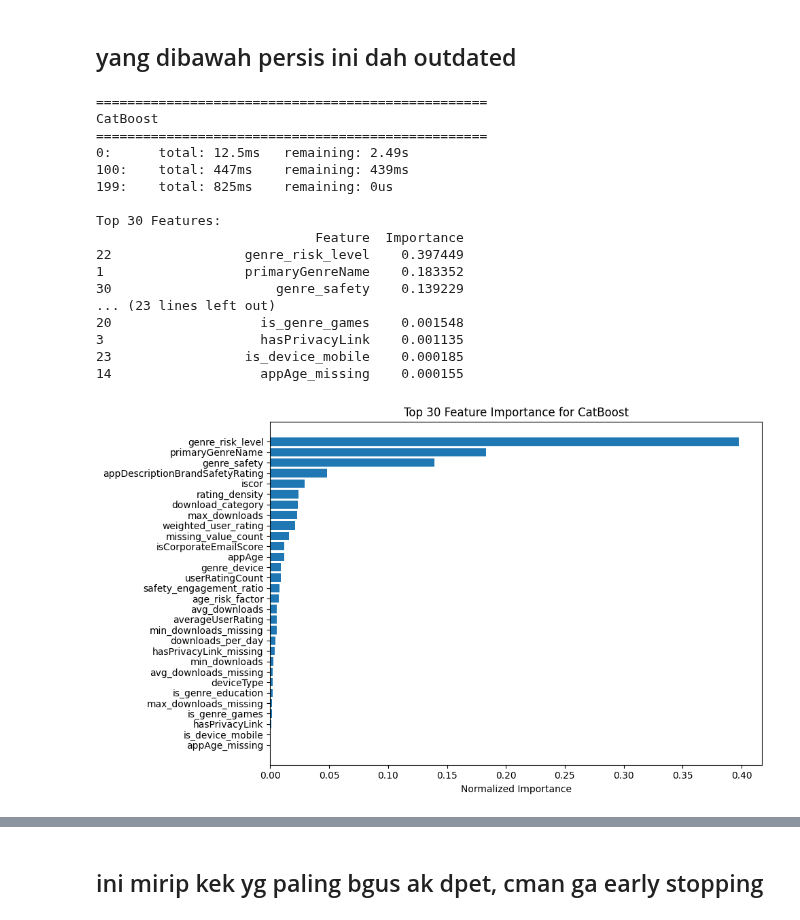
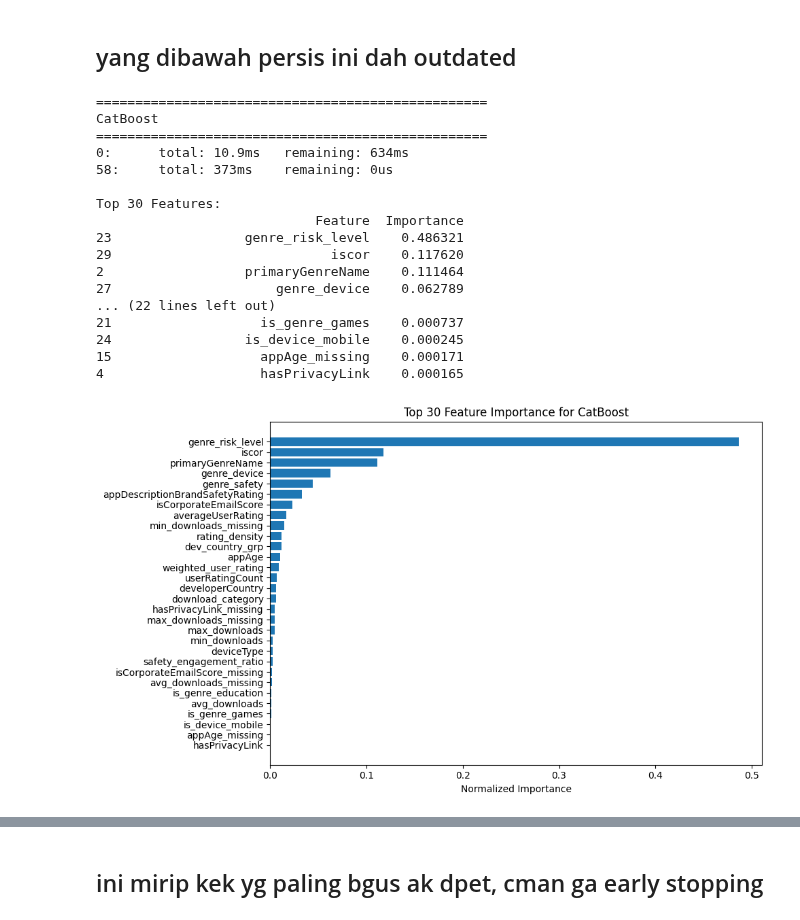
Before and after one commit to Reasondro/FindIT, a Jupyter notebook: Find_IT_Ale_New.ipynb, the cells around one changed output, grey strips where cells are left out. Drawn from its saved outputs; the diff is of its cells as text; code cells hidden in the pictures.

```diff
--- a/Find_IT_Ale_New.ipynb
+++ b/Find_IT_Ale_New.ipynb
@@ -1619,7 +1862,10 @@ class FeatureEncoder(BaseEstimator, TransformerMixin):
 # %%
 from sklearn.pipeline import Pipeline
 
-cols_to_drop_based_on_eda = ['adSpent',"developerCountry", "countryCode", "mfaRating"]
+cols_to_drop_based_on_eda = ['adSpent',
+                            #  "developerCountry",
+                             "countryCode",
+                             "mfaRating"]
 # cols_to_drop_based_on_eda = ['adSpent',"developerCountry", "mfaRating"]
 
 
@@ -1707,6 +1953,9 @@ cat_features = [
     'iscor',
     'genre_device',
     'genre_safety',
+    # "countryCode",
+    "developerCountry",
+    'dev_country_grp'
 
 ]
 
@@ -1825,62 +2074,78 @@ models = {
     # ),
 
     "CatBoost": CatBoostClassifier(
+        # # iterations=200,
+        # # learning_rate=0.05,
+        # # depth=7,
+        # # l2_leaf_reg=3,
+        # # loss_function='Logloss',
+        # # eval_metric='AUC',
+        # # random_seed=42,
+        # # class_weights=[1,9.06],  # Adjust based on class imbalance ratio
+        # # verbose=0
+        # bootstrap_type="Bernoulli",
+        # grow_policy="Lossguide",
         # iterations=200,
+        # # learning_rate=0.05,
         # learning_rate=0.05,
-        # depth=7,
-        # l2_leaf_reg=3,
+        # depth=4, ## ? better ish
+        # l2_leaf_reg=9, ##? better ish
+        # # depth=6, ## ? better ish 10,6
+        # # l2_leaf_reg=9, ##? better ish
+        # # depth = 10,
+        # # l2_leaf_reg = 6,
         # loss_function='Logloss',
         # eval_metric='AUC',
         # random_seed=42,
-        # class_weights=[1,9.06],  # Adjust based on class imbalance ratio
+        # auto_class_weights= "Balanced",
         # verbose=0
+
+
+        # ? COBA COBA
         bootstrap_type="Bernoulli",
         grow_policy="Lossguide",
-        iterations=200,
-        # learning_rate=0.05,
+        iterations=59,
         learning_rate=0.05,
-        depth=4, ## ? better ish
+        # depth=4, ## ? better ish
+        # l2_leaf_reg=9, ##? better ish
+        depth=6, ## ? better ish 10,6??
         l2_leaf_reg=9, ##? better ish
-        # depth=6, ## ? better ish 10,6
-        # l2_leaf_reg=9, ##? better ish
-        # depth = 10,
-        # l2_leaf_reg = 6,
         loss_function='Logloss',
         eval_metric='AUC',
         random_seed=42,
-        auto_class_weights= "Balanced",
+        class_weights=[1, 9.05],
         verbose=0
     )
 }
 
 # Evaluate all models
 results = {}
 for name, model in models.items():
     trained_model, auc_score = evaluate_model(model, X_train, y_train, X_val, y_val, name)
     results[name] = {'model': trained_model, 'auc': auc_score}
 
 # Display results summary
 print("\n" + "="*50)
 print("Model Performance Summary (AUC)")
 print("="*50)
 for name, result in sorted(results.items(), key=lambda x: x[1]['auc'], reverse=True):
     print(f"{name}: {result['auc']:.6f}")
 # %% [output]
 ==================================================
 CatBoost
 ==================================================
-0:      total: 12.5ms   remaining: 2.49s
-100:    total: 447ms    remaining: 439ms
-199:    total: 825ms    remaining: 0us
+0:      total: 10.9ms   remaining: 634ms
+58:     total: 373ms    remaining: 0us
 
 Top 30 Features:
                             Feature  Importance
-22                 genre_risk_level    0.397449
-1                  primaryGenreName    0.183352
-30                     genre_safety    0.139229
-... (23 lines left out)
-20                   is_genre_games    0.001548
-3                    hasPrivacyLink    0.001135
-23                 is_device_mobile    0.000185
-14                   appAge_missing    0.000155
+23                 genre_risk_level    0.486321
+29                            iscor    0.117620
+2                  primaryGenreName    0.111464
+27                     genre_device    0.062789
+... (22 lines left out)
+21                   is_genre_games    0.000737
+24                 is_device_mobile    0.000245
+15                   appAge_missing    0.000171
+4                    hasPrivacyLink    0.000165
-[figure, old version]
+[figure, new version]
```
Also changed, not shown: parts of 15 cells of this notebook.
